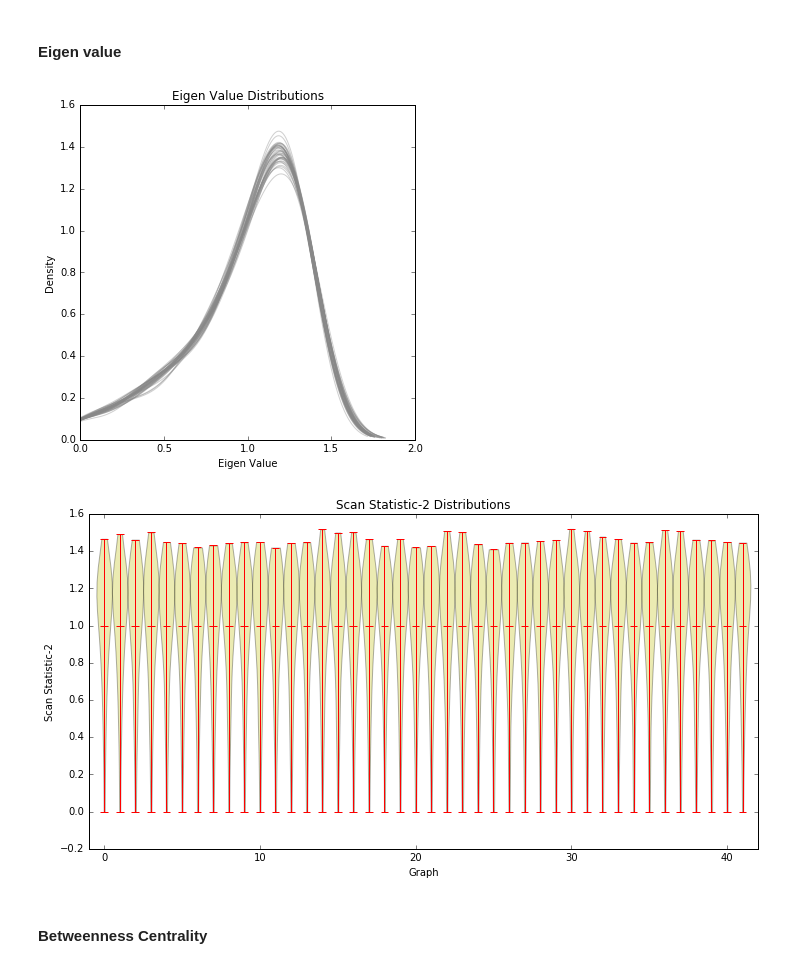
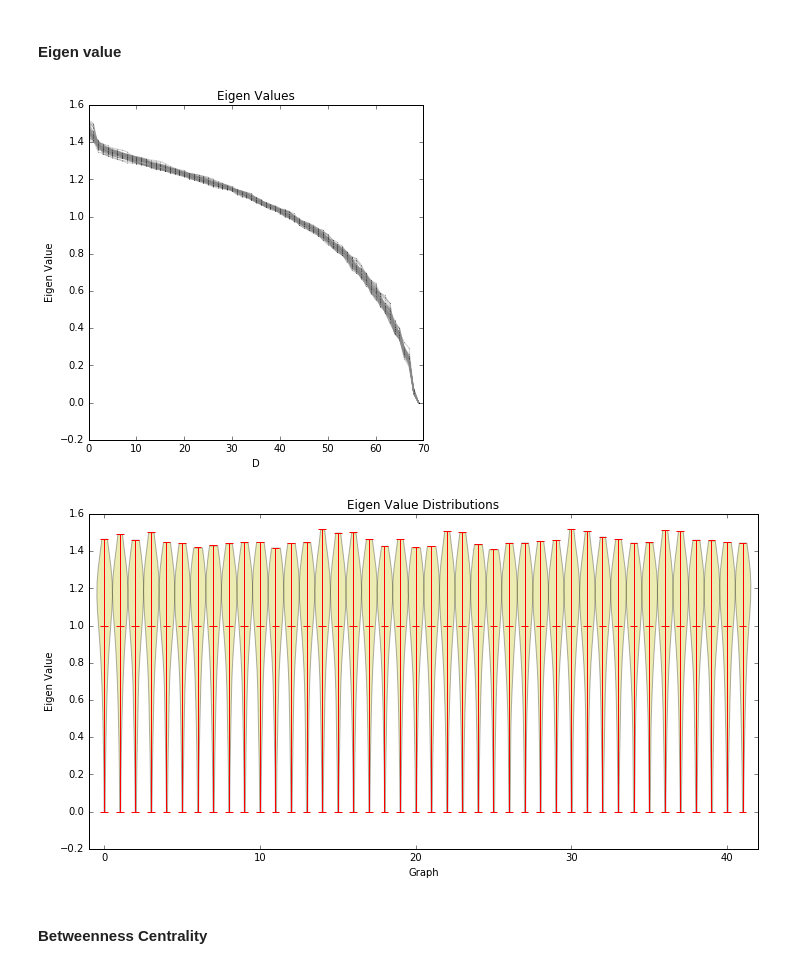
Before and after one commit to Upward-Spiral-Science/TA, a Jupyter notebook: code/extended_exploratory.ipynb, the cells around one changed output. Cells and saved outputs as stored; diff of their text form; code cells hidden in the pictures.

```diff
--- a/code/extended_exploratory.ipynb
+++ b/code/extended_exploratory.ipynb
@@ -80,11 +74,0 @@ w = widgets.interact(f, xl=xl, xh=xh)
-# %%
-fig = plt.figure(figsize=(6,6))
-plt.hold(True)
-for key in degrees.keys():
-    dens = gaussian_kde(degrees[key])
-    x = np.linspace(0, 1.2*np.max(degrees[key]), 1000)
-    plt.plot(x, dens.pdf(x), color='#888888', alpha=0.4)
-plt.title('Degree Distributions')
-plt.ylabel('Density')
-plt.xlabel('Vertex Degree')
-plt.show()
@@ -263,30 +244,30 @@ plt.show()
 #### Eigen value
 # %%
 laplacian = collections.OrderedDict((key, nx.normalized_laplacian_matrix(mygs[key])) for key in mygs)
-eigs = collections.OrderedDict((key, np.linalg.eigvals(laplacian[key].A)) for key in laplacian)
+eigs = collections.OrderedDict((key, np.sort(np.linalg.eigvals(laplacian[key].A))[::-1]) for key in laplacian)
 # %%
 fig = plt.figure(figsize=(6,6))
 plt.hold(True)
 for key in eigs.keys():
-    dens = gaussian_kde(eigs[key])
-    x = np.linspace(0, 1.2*np.max(eigs[key]), 1000)
-    plt.plot(x, dens.pdf(x), color='#888888', alpha=0.4)
-plt.title('Eigen Value Distributions')
-plt.ylabel('Density')
-plt.xlabel('Eigen Value')
+#     dens = gaussian_kde(eigs[key])
+#     x = np.linspace(0, 1.2*np.max(eigs[key]), 1000)
+    plt.plot(eigs[key], 'ro-', markersize=0.4, color='#888888', alpha=0.4)
+plt.title('Eigen Values')
+plt.ylabel('Eigen Value')
+plt.xlabel('D')
 plt.show()
 # %% [output]
-[figure, old version]
+[figure, new version]
 # %%
 fig = plt.figure(figsize=(12,6))
 plt.violinplot(eigs.values(), range(len(eigs)), points=20, widths=1, showmeans=True, showextrema=True)
-plt.title('Scan Statistic-2 Distributions')
-plt.ylabel('Scan Statistic-2')
+plt.title('Eigen Value Distributions')
+plt.ylabel('Eigen Value')
 plt.xlabel('Graph')
-plt.xlim((-1, len(ss2.keys())))
+plt.xlim((-1, len(eigs.keys())))
 plt.show()
 # %% [output]
-[figure, old version]
+[figure, new version]
 # %% [markdown]
 #### Betweenness Centrality
 # %%
```
Also changed, not shown: parts of 3 cells of this notebook.
